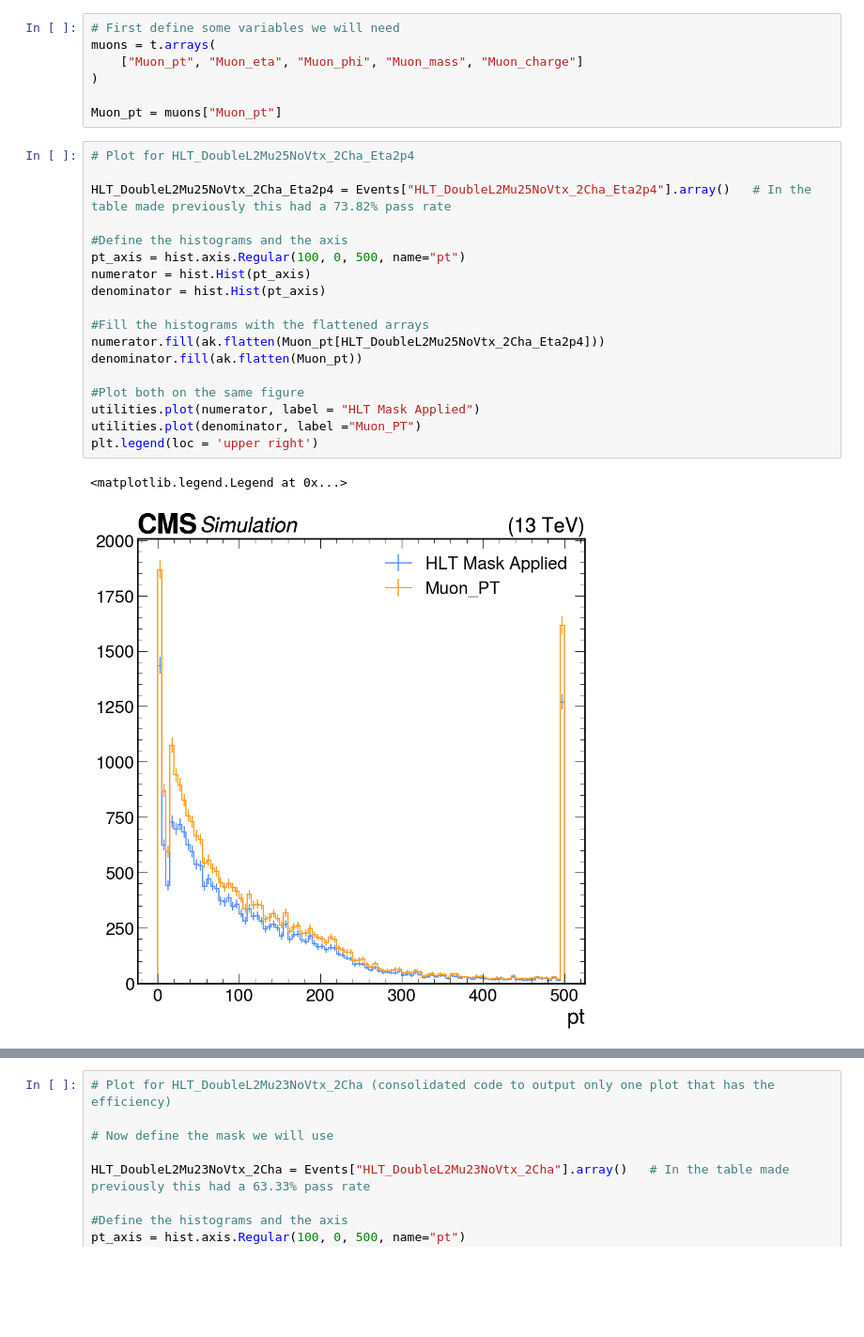
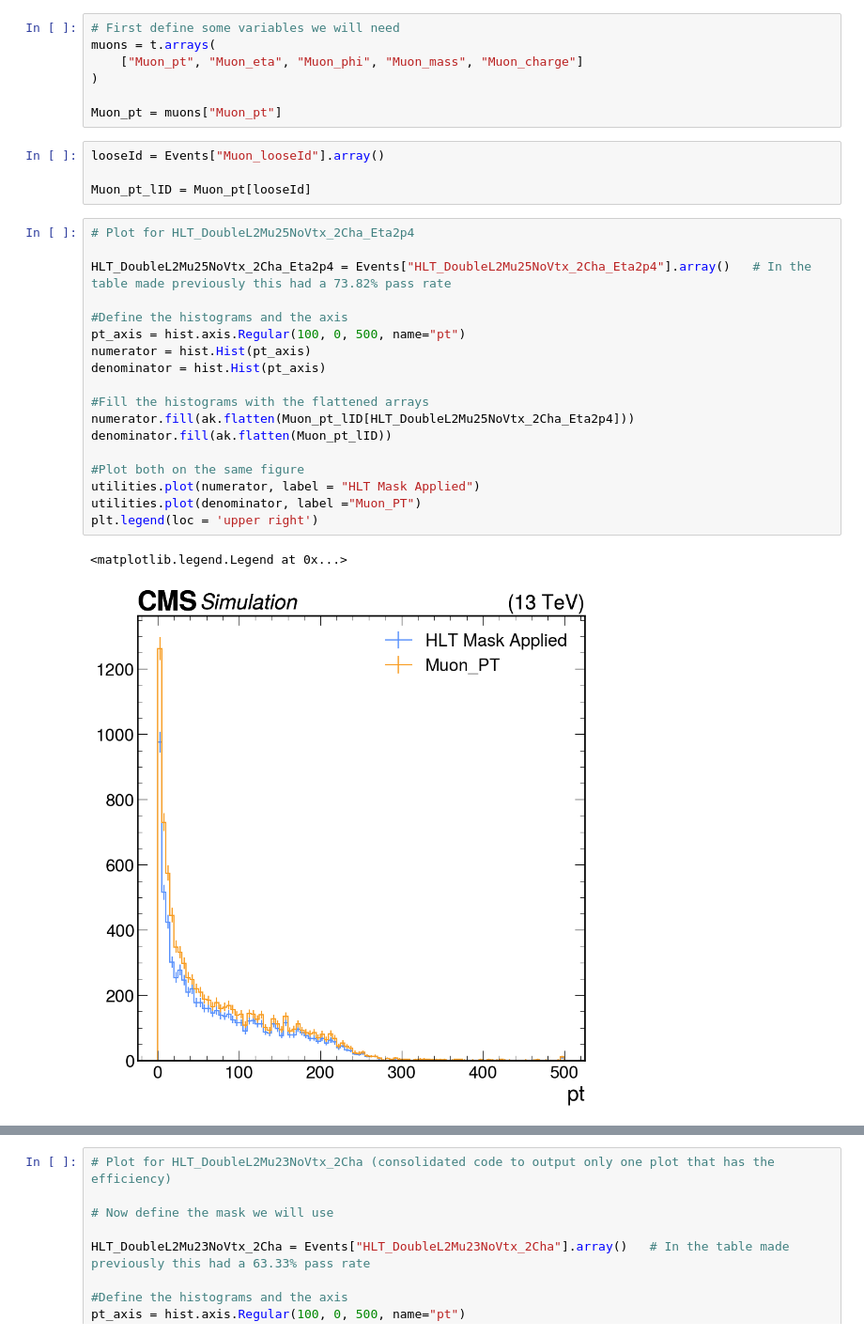
Before and after one commit to sbuwang/SIDM, a Jupyter notebook: sidm/Efficiency_plts_R3.ipynb, the cells around one changed output, grey strips where cells are left out. Shown: that part at 94% size. Drawn from its saved outputs; the diff is of its cells as text; blank space fills up the shorter version.

```diff
--- a/sidm/Efficiency_plts_R3.ipynb
+++ b/sidm/Efficiency_plts_R3.ipynb
@@ -159,27 +162,31 @@ muons = t.arrays(
 )
 
 Muon_pt = muons["Muon_pt"]
+# %%
+looseId = Events["Muon_looseId"].array()
+
+Muon_pt_lID = Muon_pt[looseId]
 # %%
 # Plot for HLT_DoubleL2Mu25NoVtx_2Cha_Eta2p4
 
 HLT_DoubleL2Mu25NoVtx_2Cha_Eta2p4 = Events["HLT_DoubleL2Mu25NoVtx_2Cha_Eta2p4"].array()   # In the table made previously this had a 73.82% pass rate
 
 #Define the histograms and the axis
 pt_axis = hist.axis.Regular(100, 0, 500, name="pt")
 numerator = hist.Hist(pt_axis)
 denominator = hist.Hist(pt_axis)
 
 #Fill the histograms with the flattened arrays
-numerator.fill(ak.flatten(Muon_pt[HLT_DoubleL2Mu25NoVtx_2Cha_Eta2p4]))
-denominator.fill(ak.flatten(Muon_pt))
+numerator.fill(ak.flatten(Muon_pt_lID[HLT_DoubleL2Mu25NoVtx_2Cha_Eta2p4]))
+denominator.fill(ak.flatten(Muon_pt_lID))
 
 #Plot both on the same figure
 utilities.plot(numerator, label = "HLT Mask Applied")
 utilities.plot(denominator, label ="Muon_PT")
 plt.legend(loc = 'upper right')
 # %% [output]
 <matplotlib.legend.Legend at 0x...>
-[figure, old version]
+[figure, new version]
 # %%
 #Plot both along with their ratio. The warnings occur if there are any bins with zero counts and can be safely ignored.
 #If the numerator is ever greater than the denominator in any bin, this will throw an error
```
Also changed, not shown: parts of 18 cells of this notebook.
